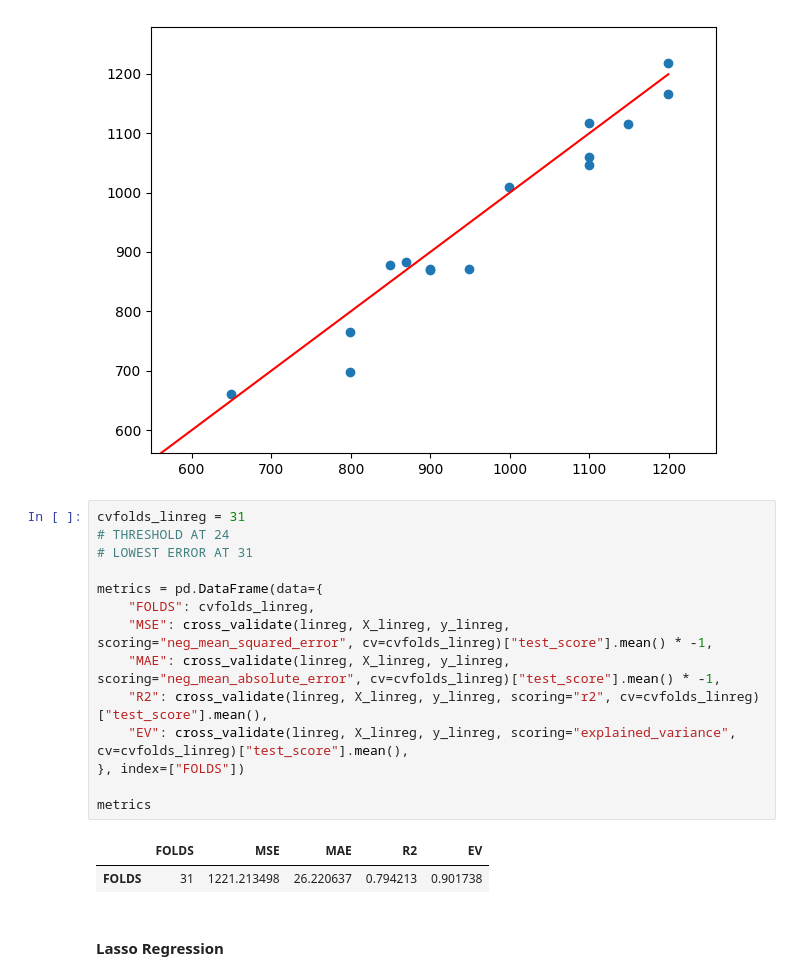
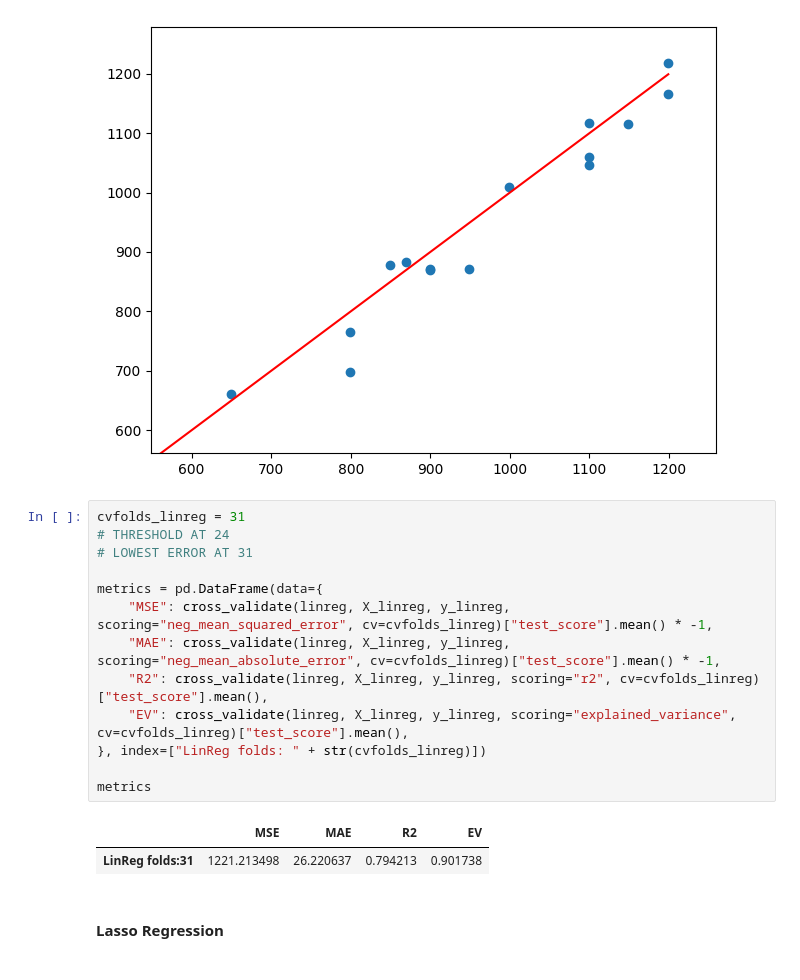
Before and after one commit to Tahsin-T-Ahmed/iphone-price-prediction-ai, a Jupyter notebook: model.ipynb, the cells around one changed output. Cells and saved outputs as stored; diff of their text form.

Commit message:
cleaned LinReg folds dataframe display

```diff
--- a/model.ipynb
+++ b/model.ipynb
@@ -305,20 +305,19 @@ linreg_results.sort_values(by="ERR_PERCENT", ascending=False)
 # %%
 cvfolds_linreg = 31
 # THRESHOLD AT 24
 # LOWEST ERROR AT 31
 
 metrics = pd.DataFrame(data={
-    "FOLDS": cvfolds_linreg,
     "MSE": cross_validate(linreg, X_linreg, y_linreg, scoring="neg_mean_squared_error", cv=cvfolds_linreg)["test_score"].mean() * -1,
     "MAE": cross_validate(linreg, X_linreg, y_linreg, scoring="neg_mean_absolute_error", cv=cvfolds_linreg)["test_score"].mean() * -1,
     "R2": cross_validate(linreg, X_linreg, y_linreg, scoring="r2", cv=cvfolds_linreg)["test_score"].mean(),
     "EV": cross_validate(linreg, X_linreg, y_linreg, scoring="explained_variance", cv=cvfolds_linreg)["test_score"].mean(),
-}, index=["FOLDS"])
+}, index=["LinReg folds: " + str(cvfolds_linreg)])
 
 metrics
 # %% [output]
-|  | FOLDS | MSE | MAE | R2 | EV |
-| FOLDS | 31 | 1221.213498 | 26.220637 | 0.794213 | 0.901738 |
+|  | MSE | MAE | R2 | EV |
+| LinReg folds:31 | 1221.213498 | 26.220637 | 0.794213 | 0.901738 |
 # %% [markdown]
 #### Lasso Regression
 # %%
```
